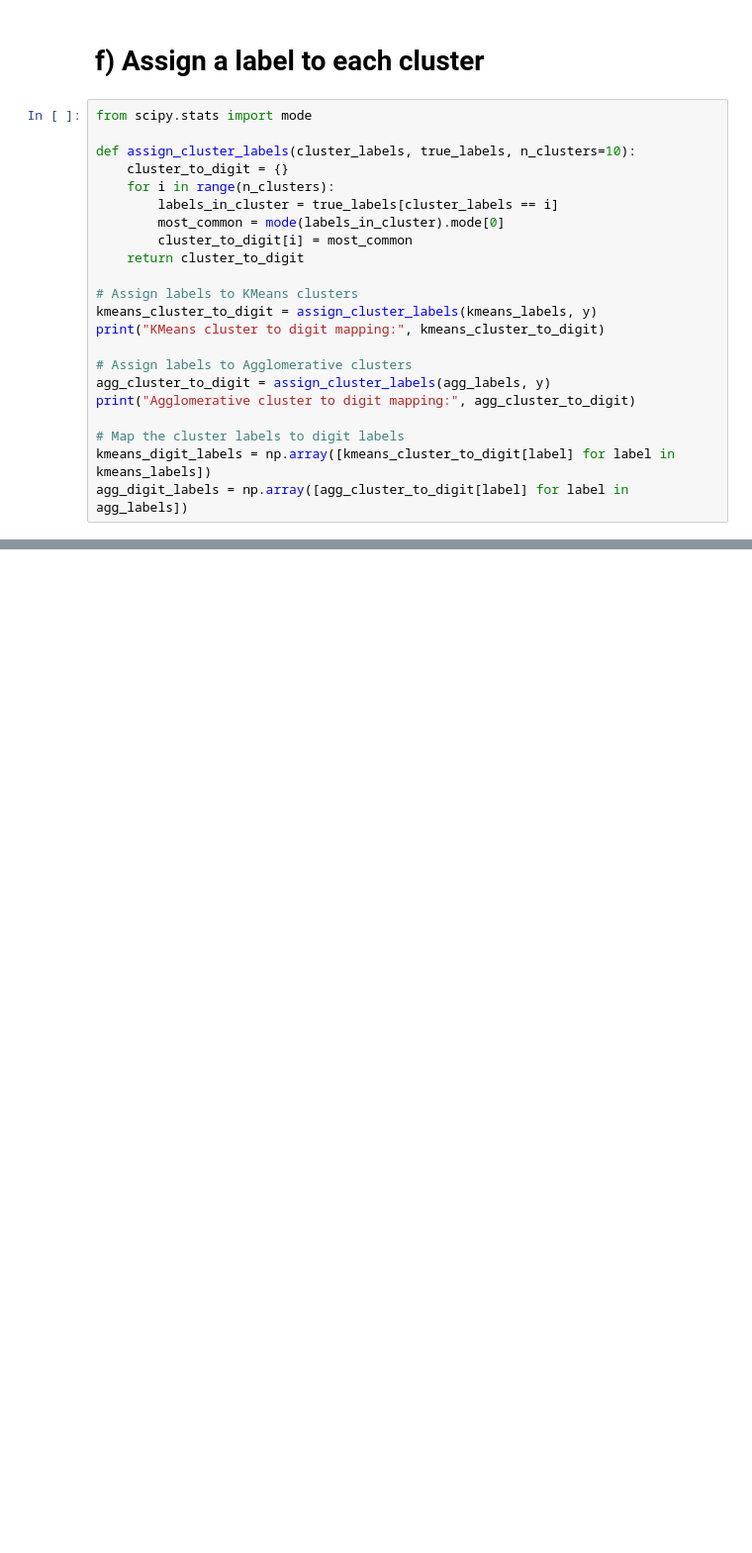
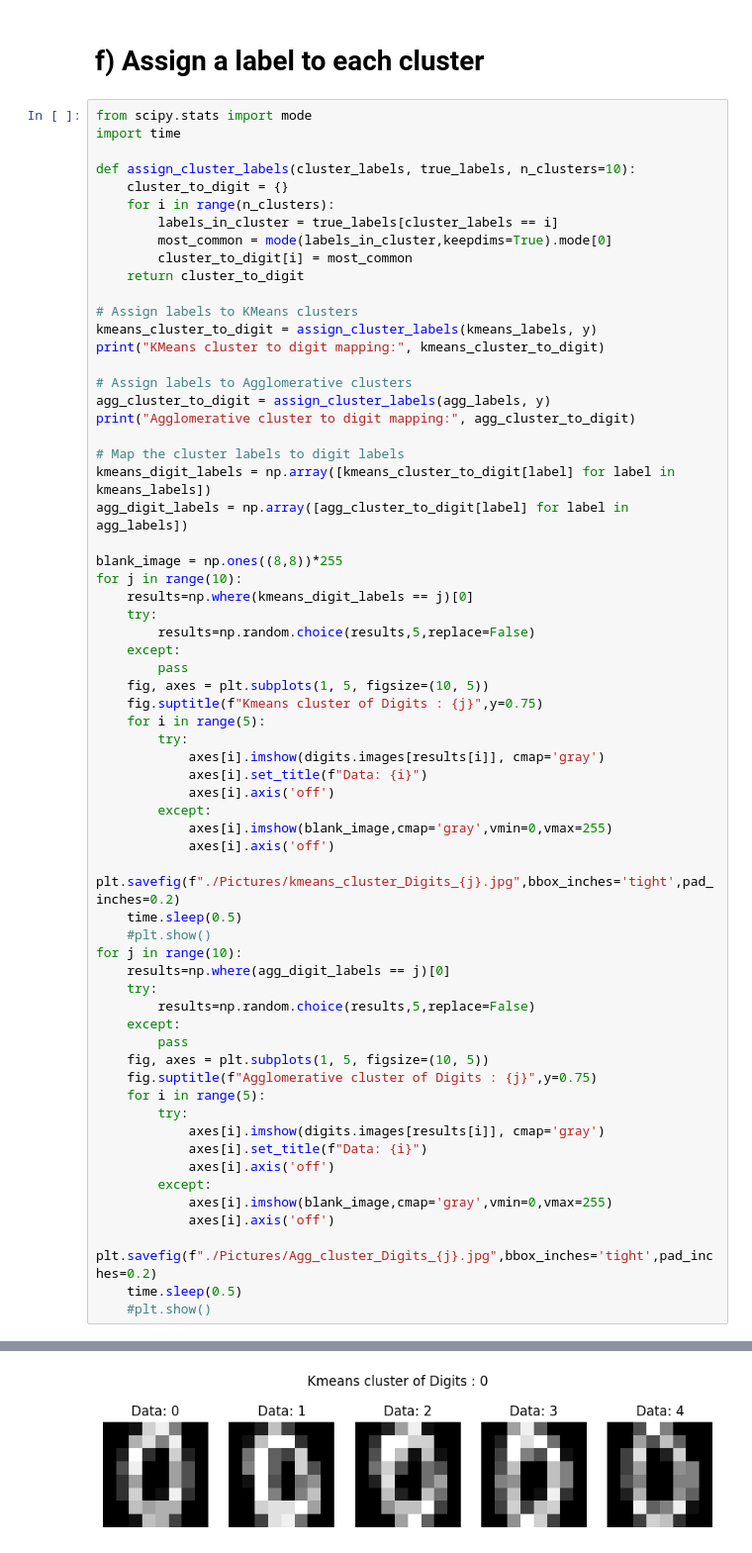
Before and after one commit to Ali-J-Fesharaki/Applied_ML_Course, a Jupyter notebook: ML-HW05/p4.ipynb, the cells around one changed output, grey strips where cells are left out. Shown at 99% size. Saved outputs shown, nothing was run; the diff lists cells and outputs as text; blank space fills up the shorter version.

```diff
--- a/ML-HW05/p4.ipynb
+++ b/ML-HW05/p4.ipynb
@@ -117,26 +158,68 @@ Agglomerative Clustering Silhouette Score: 0.12532527779196986
 # f) Assign a label to each cluster
 # %%
 from scipy.stats import mode
+import time
 
 def assign_cluster_labels(cluster_labels, true_labels, n_clusters=10):
     cluster_to_digit = {}
     for i in range(n_clusters):
         labels_in_cluster = true_labels[cluster_labels == i]
-        most_common = mode(labels_in_cluster).mode[0]
+        most_common = mode(labels_in_cluster,keepdims=True).mode[0]
         cluster_to_digit[i] = most_common
     return cluster_to_digit
 
 # Assign labels to KMeans clusters
 kmeans_cluster_to_digit = assign_cluster_labels(kmeans_labels, y)
 print("KMeans cluster to digit mapping:", kmeans_cluster_to_digit)
 
 # Assign labels to Agglomerative clusters
 agg_cluster_to_digit = assign_cluster_labels(agg_labels, y)
 print("Agglomerative cluster to digit mapping:", agg_cluster_to_digit)
 
 # Map the cluster labels to digit labels
 kmeans_digit_labels = np.array([kmeans_cluster_to_digit[label] for label in kmeans_labels])
 agg_digit_labels = np.array([agg_cluster_to_digit[label] for label in agg_labels])
+
+blank_image = np.ones((8,8))*255
+for j in range(10):
+    results=np.where(kmeans_digit_labels == j)[0]
+    try:
+        results=np.random.choice(results,5,replace=False)
+    except:
+        pass
+    fig, axes = plt.subplots(1, 5, figsize=(10, 5))
+    fig.suptitle(f"Kmeans cluster of Digits : {j}",y=0.75)
+    for i in range(5):
+        try:
+            axes[i].imshow(digits.images[results[i]], cmap='gray')
+            axes[i].set_title(f"Data: {i}")
+            axes[i].axis('off')
+        except:
+            axes[i].imshow(blank_image,cmap='gray',vmin=0,vmax=255)
+            axes[i].axis('off')
+    plt.savefig(f"./Pictures/kmeans_cluster_Digits_{j}.jpg",bbox_inches='tight',pad_inches=0.2)
+    time.sleep(0.5)
+    #plt.show()
+for j in range(10):
+    results=np.where(agg_digit_labels == j)[0]
+    try:
+        results=np.random.choice(results,5,replace=False)
+    except:
+        pass
+    fig, axes = plt.subplots(1, 5, figsize=(10, 5))
+    fig.suptitle(f"Agglomerative cluster of Digits : {j}",y=0.75)
+    for i in range(5):
+        try:
+            axes[i].imshow(digits.images[results[i]], cmap='gray')
+            axes[i].set_title(f"Data: {i}")
+            axes[i].axis('off')
+        except:
+            axes[i].imshow(blank_image,cmap='gray',vmin=0,vmax=255)
+            axes[i].axis('off')
+    plt.savefig(f"./Pictures/Agg_cluster_Digits_{j}.jpg",bbox_inches='tight',pad_inches=0.2)
+    time.sleep(0.5)
+    #plt.show()
 # %% [output]
 KMeans cluster to digit mapping: {0: 7, 1: 5, 2: 4, 3: 7, 4: 6, 5: 0, 6: 2, 7: 3, 8: 1, 9: 8}
 Agglomerative cluster to digit mapping: {0: 5, 1: 8, 2: 2, 3: 2, 4: 3, 5: 0, 6: 6, 7: 7, 8: 4, 9: 7}
+[figure, added]
```
Also changed, not shown: parts of 7 cells of this notebook, 4 other files.
